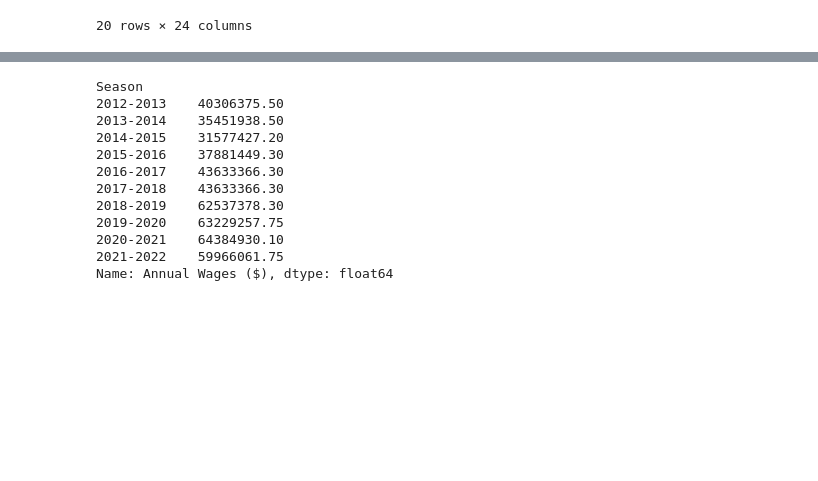
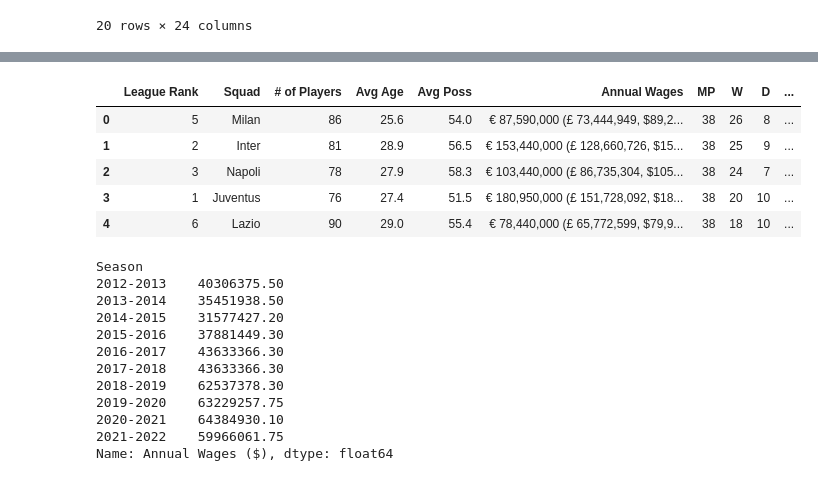
Before and after one commit to Gavin-Toole/Project_4_football, a Jupyter notebook: Data Scapping/serie_a_data_scrap.ipynb, the cells around one changed output, grey strips where cells are left out. Drawn from its saved outputs; the diff is of its cells as text; code cells hidden in the pictures; blank space fills up the shorter version.

```diff
--- a/Data Scapping/serie_a_data_scrap.ipynb
+++ b/Data Scapping/serie_a_data_scrap.ipynb
@@ -220,33 +218,41 @@ serie_a_2122_sum_complete_df = serie_a_2122_complete_df[['Rk_y', 'Squad','# Pl_x
 serie_a_1213_sum_complete_df = serie_a_1213_sum_complete_df.rename(columns={ 'Rk_y': 'League Rank', 'Age': 'Avg Age',
                                                                              'Poss': 'Avg Poss', '# Pl_x': '# of Players',
                                                                              'MP_x': 'MP',})
 serie_a_1314_sum_complete_df = serie_a_1314_sum_complete_df.rename(columns={ 'Rk_y': 'League Rank', 'Age': 'Avg Age',
                                                                              'Poss': 'Avg Poss', '# Pl_x': '# of Players',
                                                                              'MP_x': 'MP',})
 serie_a_1415_sum_complete_df = serie_a_1415_sum_complete_df.rename(columns={ 'Rk_y': 'League Rank', 'Age': 'Avg Age',
                                                                              'Poss': 'Avg Poss', '# Pl_x': '# of Players',
                                                                              'MP_x': 'MP',})
 serie_a_1516_sum_complete_df = serie_a_1516_sum_complete_df.rename(columns={ 'Rk_y': 'League Rank', 'Age': 'Avg Age',
                                                                              'Poss': 'Avg Poss', '# Pl_x': '# of Players',
                                                                              'MP_x': 'MP',})
 serie_a_1617_sum_complete_df = serie_a_1617_sum_complete_df.rename(columns={ 'Rk_y': 'League Rank', 'Age': 'Avg Age',
                                                                              'Poss': 'Avg Poss', '# Pl_x': '# of Players',
                                                                              'MP_x': 'MP',})
 serie_a_1718_sum_complete_df = serie_a_1718_sum_complete_df.rename(columns={ 'Rk_y': 'League Rank', 'Age': 'Avg Age',
                                                                              'Poss': 'Avg Poss', '# Pl_x': '# of Players',
                                                                              'MP_x': 'MP',})
 serie_a_1819_sum_complete_df = serie_a_1819_sum_complete_df.rename(columns={ 'Rk_y': 'League Rank', 'Age': 'Avg Age',
                                                                              'Poss': 'Avg Poss', '# Pl_x': '# of Players',
                                                                              'MP_x': 'MP',})
 serie_a_1920_sum_complete_df = serie_a_1920_sum_complete_df.rename(columns={ 'Rk_y': 'League Rank', 'Age': 'Avg Age',
                                                                              'Poss': 'Avg Poss', '# Pl_x': '# of Players',
                                                                              'MP_x': 'MP', })
 serie_a_2021_sum_complete_df = serie_a_2021_sum_complete_df.rename(columns={ 'Rk_y': 'League Rank', 'Age': 'Avg Age',
                                                                              'Poss': 'Avg Poss', '# Pl_x': '# of Players',
                                                                              'MP_x': 'MP', })
 serie_a_2122_sum_complete_df = serie_a_2122_sum_complete_df.rename(columns={ 'Rk_y': 'League Rank', 'Age': 'Avg Age',
                                                                              'Poss': 'Avg Poss', '# Pl_x': '# of Players',
                                                                              'MP_x': 'MP',})
+serie_a_2122_sum_complete_df.head()
+# %% [output]
+|  | League Rank | Squad | # of Players | Avg Age | Avg Poss | Annual Wages | MP | W | D | ... |
+| 0 | 5 | Milan | 86 | 25.6 | 54.0 | € 87,590,000 (£ 73,444,949, $89,2... | 38 | 26 | 8 | ... |
+| 1 | 2 | Inter | 81 | 28.9 | 56.5 | € 153,440,000 (£ 128,660,726, $15... | 38 | 25 | 9 | ... |
+| 2 | 3 | Napoli | 78 | 27.9 | 58.3 | € 103,440,000 (£ 86,735,304, $105... | 38 | 24 | 7 | ... |
+| 3 | 1 | Juventus | 76 | 27.4 | 51.5 | € 180,950,000 (£ 151,728,092, $18... | 38 | 20 | 10 | ... |
+| 4 | 6 | Lazio | 90 | 29.0 | 55.4 | € 78,440,000 (£ 65,772,599, $79,9... | 38 | 18 | 10 | ... |
 # %%
 # Convert 'Annual Wages' column into single column with only dollar value
 serie_a_1213_sum_complete_df[['pounds', 'dollars']] = serie_a_1213_sum_complete_df['Annual Wages'].str.split('$', expand=True)
```
Also changed, not shown: parts of 2 cells of this notebook, 28 other files.
